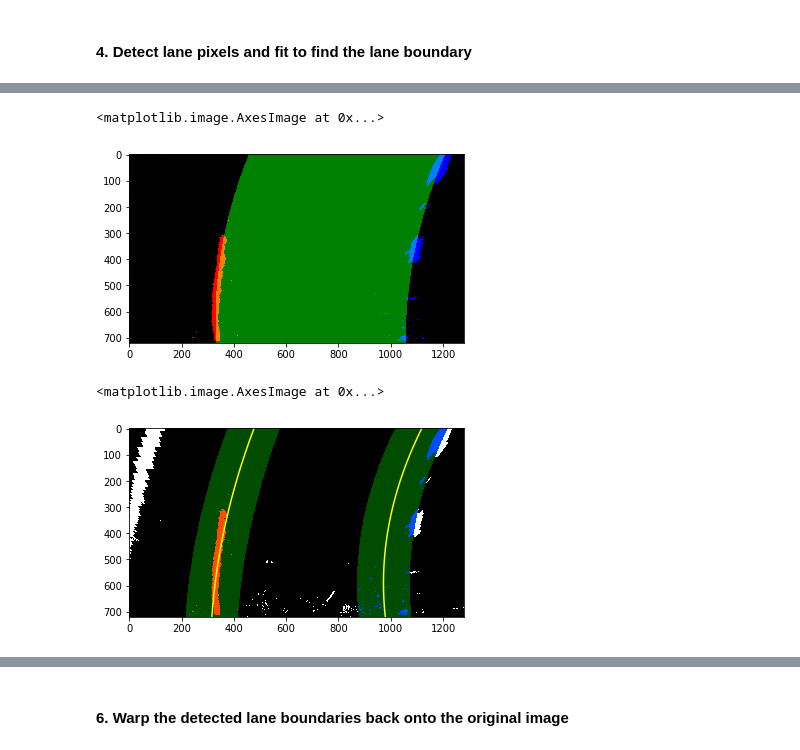
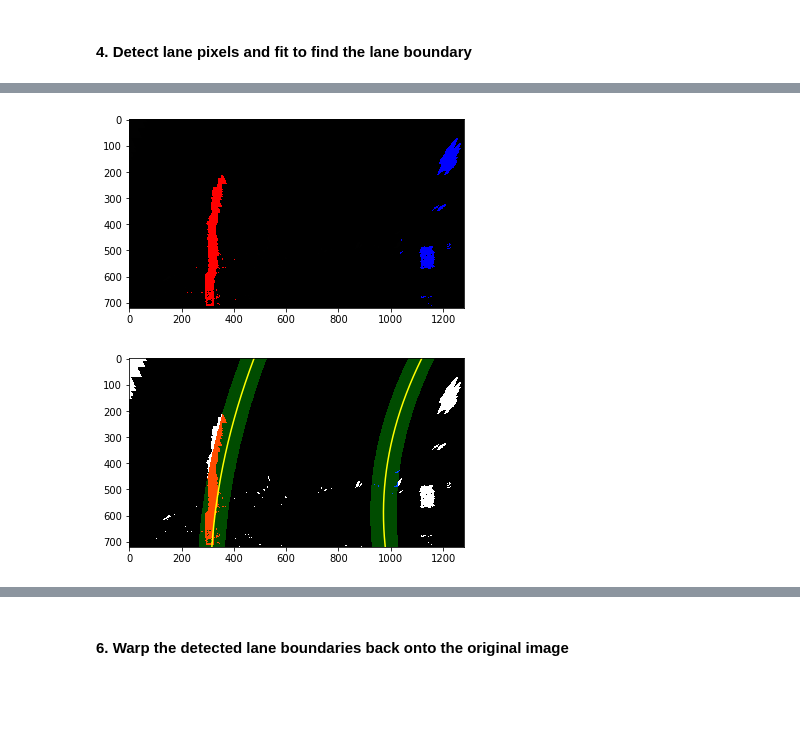
Before and after one commit to ninemillionbicycles/CarND-AdvancedLaneLines-P2, a Jupyter notebook: P2.ipynb, the cells around one changed output, grey strips where cells are left out. Drawn from its saved outputs; the diff is of its cells as text; code cells hidden in the pictures; blank space fills up the shorter version.

```diff
--- a/P2.ipynb
+++ b/P2.ipynb
@@ -333,8 +306,8 @@ plt.subplots_adjust(left=0., right=1, top=0.9, bottom=0.)
 # %% [markdown]
 #### 3a. Apply a perspective transform to rectify color image ("birds-eye view")
 # %%
-# image = mpimg.imread('test_images/straight_lines1.jpg')
-image = mpimg.imread('test_images/test1.jpg')
+image = mpimg.imread('test_images/straight_lines1.jpg')
+# image = mpimg.imread('test_images/test4.jpg')
 image_undistorted = cv2.undistort(image, mtx, dist, None, mtx)
 
 image_size = (image_undistorted.shape[1], image_undistorted.shape[0]) # (x_size, y_size)
@@ -419,9 +389,6 @@ plt.imshow(image_binary_topview, cmap='gray')
 #### 4. Detect lane pixels and fit to find the lane boundary
 # %%
 def calc_histogram(image_binary_topview, plot=0):
-    '''
-    TODO: Histogram ... do this only for initialization or after reset!
-    '''
     # Grab only the bottom half of the image
     bottom_half = image_binary_topview[image_binary_topview.shape[0]//2:,:]
 
@@ -434,10 +401,8 @@ def calc_histogram(image_binary_topview, plot=0):
     return histogram
 # %%
 def fit_polynomial(image_binary_topview, x_left, y_left, x_right, y_right, m_per_pix_x=3.7/700, m_per_pix_y=30/720, draw=0):
-    '''
-    TODO: This function fits polynomial to pixels ... do this only for initialization or after reset!
-    in meters!
-    '''
+    # Generate y values for plotting
+    y_plot = np.linspace(0, image_binary_topview.shape[0] - 1, image_binary_topview.shape[0])
 
     # Fit a second order polynomial to each line
     # Fit for f(y), rather than f(x), because the lane lines in the warped image are near vertical
@@ -445,11 +410,8 @@ def fit_polynomial(image_binary_topview, x_left, y_left, x_right, y_right, m_per
     left_fit = np.polyfit(y_left, x_left, 2)
     right_fit = np.polyfit(y_right, x_right, 2)
 
-    # left_fit = np.polyfit(y_left * m_per_pix_y, x_left * m_per_pix_x, 2)
-    # right_fit = np.polyfit(y_right * m_per_pix_y, x_right * m_per_pix_x, 2)
-
-    # Generate y values for plotting
-    y_plot = np.linspace(0, image_binary_topview.shape[0] - 1, image_binary_topview.shape[0])
+    left_fit_real = np.polyfit(y_left * m_per_pix_y, x_left * m_per_pix_x, 2)
+    right_fit_real = np.polyfit(y_right * m_per_pix_y, x_right * m_per_pix_x, 2)
 
     # Calculate both polynomials using y_plot, left_fit and right_fit
     try:
@@ -470,34 +432,15 @@ def fit_polynomial(image_binary_topview, x_left, y_left, x_right, y_right, m_per
         image_output[y_left, x_left] = [255, 0, 0]
         image_output[y_right, x_right] = [0, 0, 255]
 
-        # Plots the left and right polynomials on the lane lines
-        # plt.plot(x_left_fit, y_plot, color='yellow')
-        # plt.plot(x_right_fit, y_plot, color='yellow')
-
-        # Create an image to draw the lines on
-        # warp_zero = np.zeros_like(warped).astype(np.uint8)
-        # color_warp = np.dstack((warp_zero, warp_zero, warp_zero))
-
         # Blank image for visualization of lane
         blank_image = np.zeros_like(image_output)
-
-        # Recast the x and y points into usable format for cv2.fillPoly()
-        points_left = np.array([np.transpose(np.vstack([x_left_fit, y_plot]))])
-        points_right = np.array([np.flipud(np.transpose(np.vstack([x_right_fit, y_plot])))])
-        points = np.hstack((points_left, points_right))
-
-        # Draw the lane onto the warped blank image
-        cv2.fillPoly(blank_image, np.int_([points]), (0,255, 0))
 
         # Combine the result with the original image
         image_visualization = cv2.addWeighted(image_output, 1, blank_image, 0.5, 0)
 
-    return left_fit, right_fit, image_visualization
+    return left_fit, right_fit, left_fit_real, right_fit_real, image_visualization
 # %%
 def find_lane_pixels(image_binary_topview, draw=0):
-    '''
-    TODO: This functions finds pixels of lane boundaries based on histogram ... do this only for initialization or after reset!
-    '''
     # Take a histogram of the bottom half of the image
     histogram = calc_histogram(image_binary_topview)
 
@@ -679,20 +622,18 @@ plt.imshow(image_visualization)
 # %%
-left_fit, right_fit, image_visualization = fit_polynomial(image_binary_topview, x_left, y_left, x_right, y_right, draw=1)
+left_fit, right_fit, left_fit_real, right_fit_real, image_visualization = fit_polynomial(image_binary_topview, x_left, y_left, x_right, y_right, draw=1)
 
 plt.imshow(image_visualization)
+
+plt.savefig("examples/lane-line_pixels_from_scratch.png")
 # %% [output]
-<matplotlib.image.AxesImage at 0x...>
-[figure, old version]
+[figure, new version]
 # %%
-# Polynomial fit values from the previous frame
-left_fit_previous = np.array([ 2.13935315e-04, -3.77507980e-01,  4.76902175e+02])
-right_fit_previous = np.array([4.17622148e-04, -4.93848953e-01,  1.11806170e+03])
-
 # Run image through the pipeline using the fit from the previous frame
-x_left, y_left, x_right, y_right, image_visualization = search_around_polynomial(image_binary_topview, left_fit_previous, right_fit_previous, draw=1)
+x_left, y_left, x_right, y_right, image_visualization = search_around_polynomial(image_binary_topview, np.array([ 2.13935315e-04, -3.77507980e-01,  4.76902175e+02]), np.array([4.17622148e-04, -4.93848953e-01,  1.11806170e+03]), draw=1)
 
 # View your output
 plt.imshow(image_visualization)
+
+plt.savefig("examples/test_image_with_previous_fit.png")
 # %% [output]
-<matplotlib.image.AxesImage at 0x...>
-[figure, old version]
+[figure, new version]
```
Also changed, not shown: parts of 32 cells of this notebook, 28 other files.
